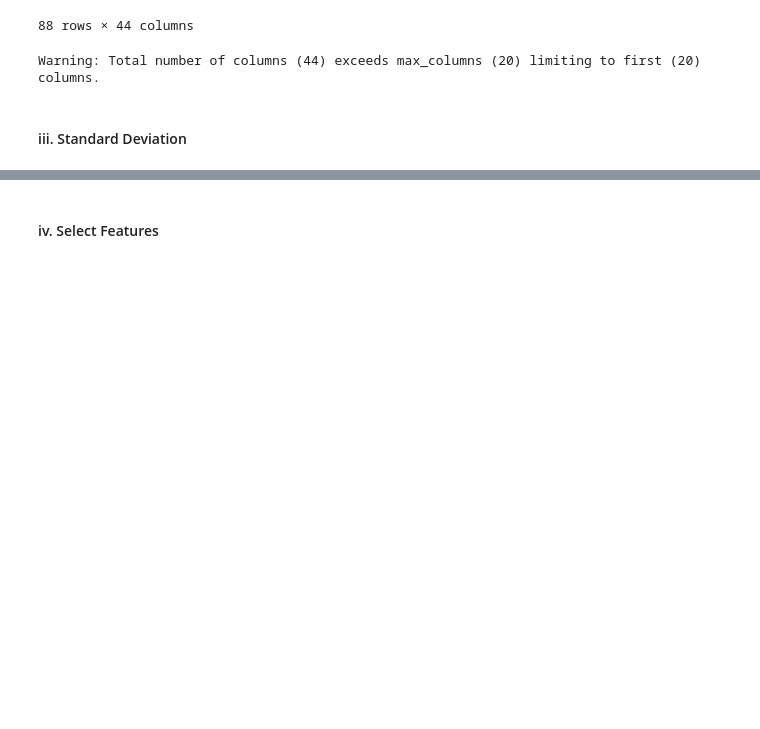
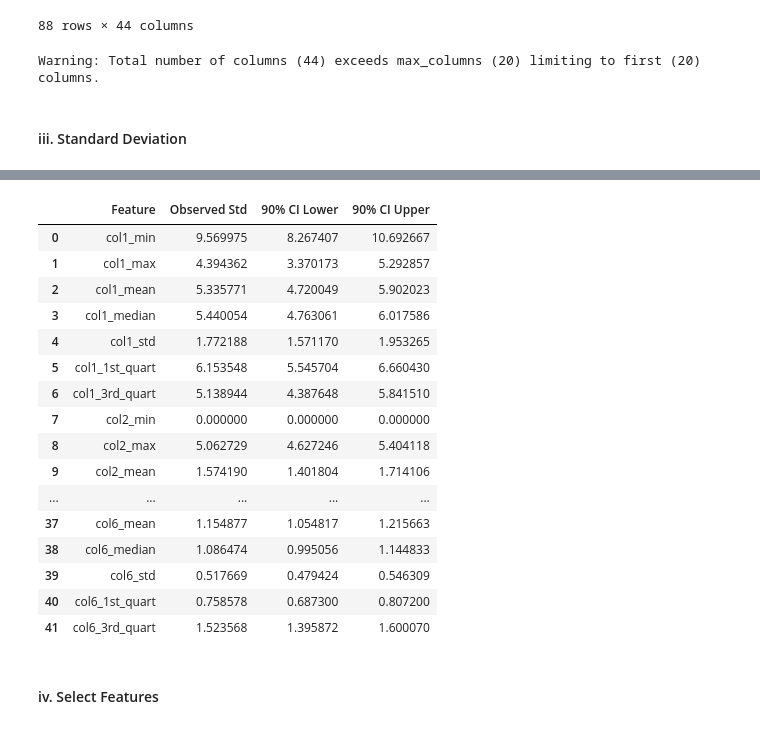
Before and after one commit to claudia-z712/HW_3_Submission, a Jupyter notebook: Zam_C_HW3.ipynb, the cells around one changed output, grey strips where cells are left out. Saved outputs shown, nothing was run; the diff lists cells and outputs as text; code cells hidden in the pictures; blank space fills up the shorter version.

```diff
--- a/Zam_C_HW3.ipynb
+++ b/Zam_C_HW3.ipynb
@@ -229,2 +260,60 @@ Warning: Total number of columns (44) exceeds max_columns (20) limiting to first
+# %%
+import numpy as np
+import pandas as pd
+
+# Exclude non-numeric target columns
+feature_cols = [col for col in features_df.columns if col not in ['Category', 'Instance']]
+
+# Settings for bootstrapping
+num_bootstrap_samples = 1000
+confidence_level = 0.90
+lower_percentile = (1 - confidence_level) / 2 * 100
+upper_percentile = (1 + confidence_level) / 2 * 100
+
+bootstrap_results = []
+
+# Seed for reproducibility
+np.random.seed(42)
+
+for col in feature_cols:
+    values = features_df[col].dropna().values
+    n = len(values)
+
+    # Generate bootstrap samples and calculate the standard deviation for each sample
+    bootstrap_samples = np.random.choice(values, size=(num_bootstrap_samples, n), replace=True)
+    bootstrap_stds = np.std(bootstrap_samples, axis=1, ddof=1)
+
+    # Calculate lower and upper percentiles for the confidence interval
+    ci_lower = np.percentile(bootstrap_stds, lower_percentile)
+    ci_upper = np.percentile(bootstrap_stds, upper_percentile)
+
+    bootstrap_results.append({
+        'Feature': col,
+        'Observed Std': np.std(values, ddof=1),
+        '90% CI Lower': ci_lower,
+        '90% CI Upper': ci_upper
+    })
+
+# Convert to DataFrame for easier viewing
+bootstrap_ci_df = pd.DataFrame(bootstrap_results)
+display(bootstrap_ci_df)
+# %% [output]
+|  | Feature | Observed Std | 90% CI Lower | 90% CI Upper |
+| 0 | col1_min | 9.569975 | 8.267407 | 10.692667 |
+| 1 | col1_max | 4.394362 | 3.370173 | 5.292857 |
+| 2 | col1_mean | 5.335771 | 4.720049 | 5.902023 |
+| 3 | col1_median | 5.440054 | 4.763061 | 6.017586 |
+| 4 | col1_std | 1.772188 | 1.571170 | 1.953265 |
+| 5 | col1_1st_quart | 6.153548 | 5.545704 | 6.660430 |
+| 6 | col1_3rd_quart | 5.138944 | 4.387648 | 5.841510 |
+| 7 | col2_min | 0.000000 | 0.000000 | 0.000000 |
+| 8 | col2_max | 5.062729 | 4.627246 | 5.404118 |
+| 9 | col2_mean | 1.574190 | 1.401804 | 1.714106 |
+| ... | ... | ... | ... | ... |
+| 37 | col6_mean | 1.154877 | 1.054817 | 1.215663 |
+| 38 | col6_median | 1.086474 | 0.995056 | 1.144833 |
+| 39 | col6_std | 0.517669 | 0.479424 | 0.546309 |
+| 40 | col6_1st_quart | 0.758578 | 0.687300 | 0.807200 |
+| 41 | col6_3rd_quart | 1.523568 | 1.395872 | 1.600070 |
 # %% [markdown]
 #### iv. Select Features
```
Also changed, not shown: parts of 14 cells of this notebook.
